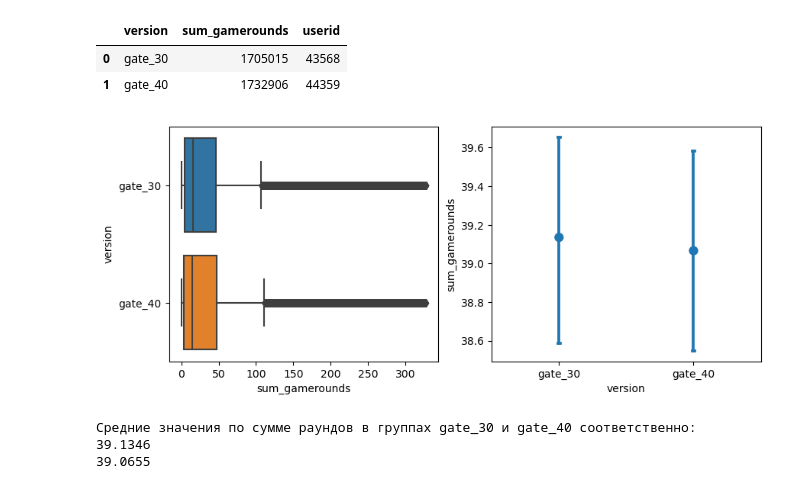
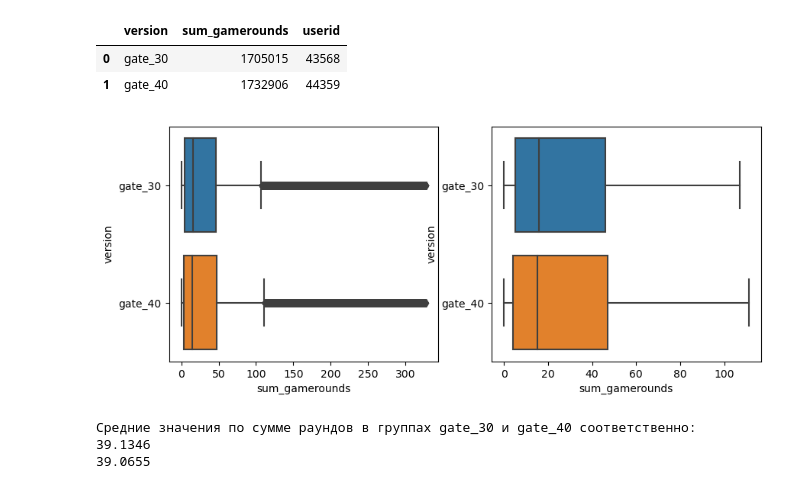
Before and after one commit to ElenaAgapitova/AB_split_testing, a Jupyter notebook: AB_test Cookie Cats/Cookie_Cats_AB_test.ipynb, the cells around one changed output. Cells and saved outputs as stored; diff of their text form; code cells hidden in the pictures.

```diff
--- a/AB_test Cookie Cats/Cookie_Cats_AB_test.ipynb
+++ b/AB_test Cookie Cats/Cookie_Cats_AB_test.ipynb
@@ -151,14 +151,13 @@ df_clean.groupby(['version'], as_index=False).agg({'sum_gamerounds': 'sum', 'use
 | 0 | gate_30 | 1705015 | 43568 |
 | 1 | gate_40 | 1732906 | 44359 |
 # %%
-fig, (ax_boxplot, ay_pointplot) = plt.subplots(1, 2, figsize=(10, 4))
+fig, (ax_boxplot, ay_boxplot) = plt.subplots(1, 2, figsize=(10, 4))
 
 sns.boxplot(data=df_clean, x='sum_gamerounds', y='version', ax=ax_boxplot)
-sns.pointplot(x=df_clean['version'], y=df_clean['sum_gamerounds'],
-              dodge=True, capsize=0.02, join=False, ax=ay_pointplot)
+sns.boxplot(data=df_clean, x='sum_gamerounds', y='version', showfliers=False, ax=ay_boxplot)
 plt.show();
 # %% [output]
-[figure, old version]
+[figure, new version]
 # %%
 print('Средние значения по сумме раундов в группах gate_30 и gate_40 соответственно:')
 print(f"{df_clean[df_clean.version=='gate_30']['sum_gamerounds'].mean():.4f}\n"
```
Also changed, not shown: parts of 8 cells of this notebook.
